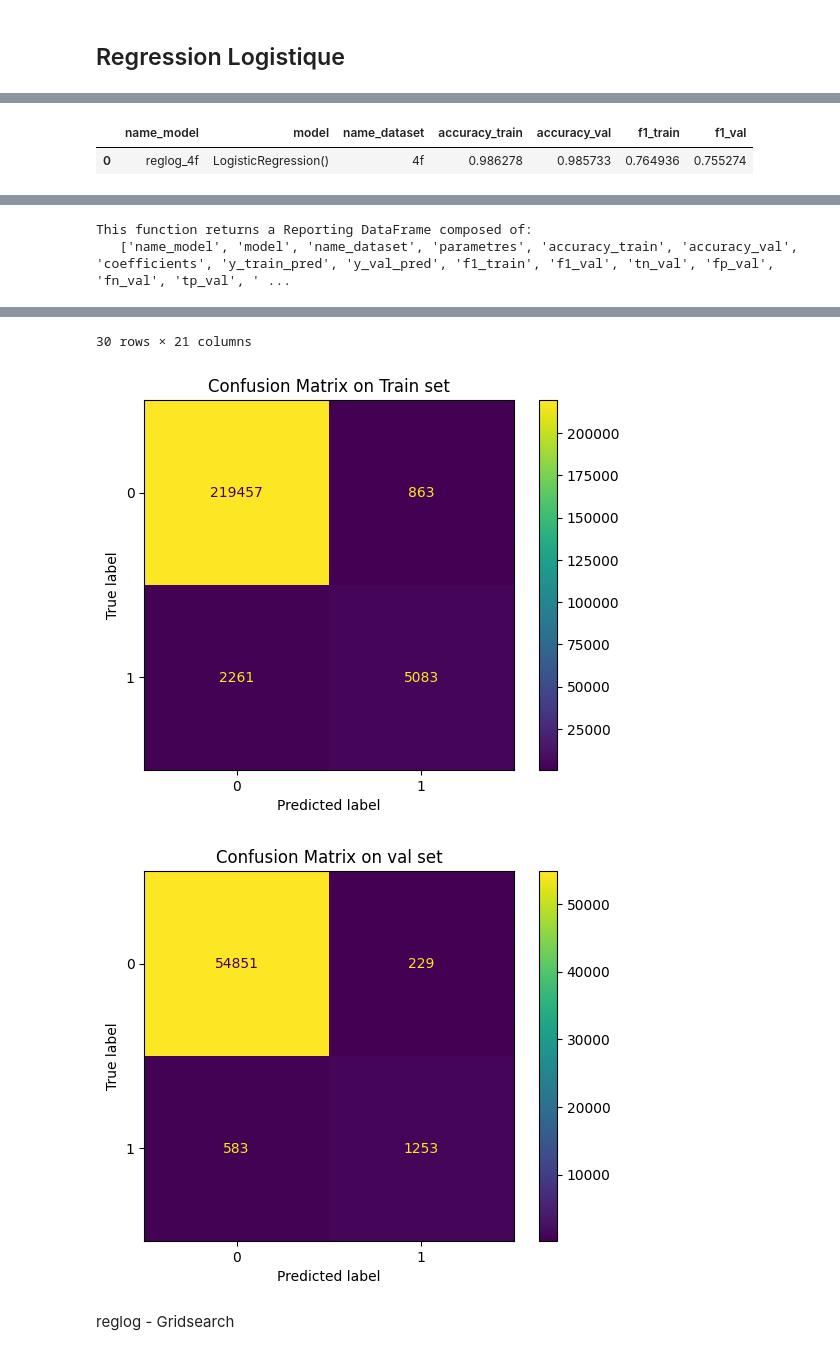
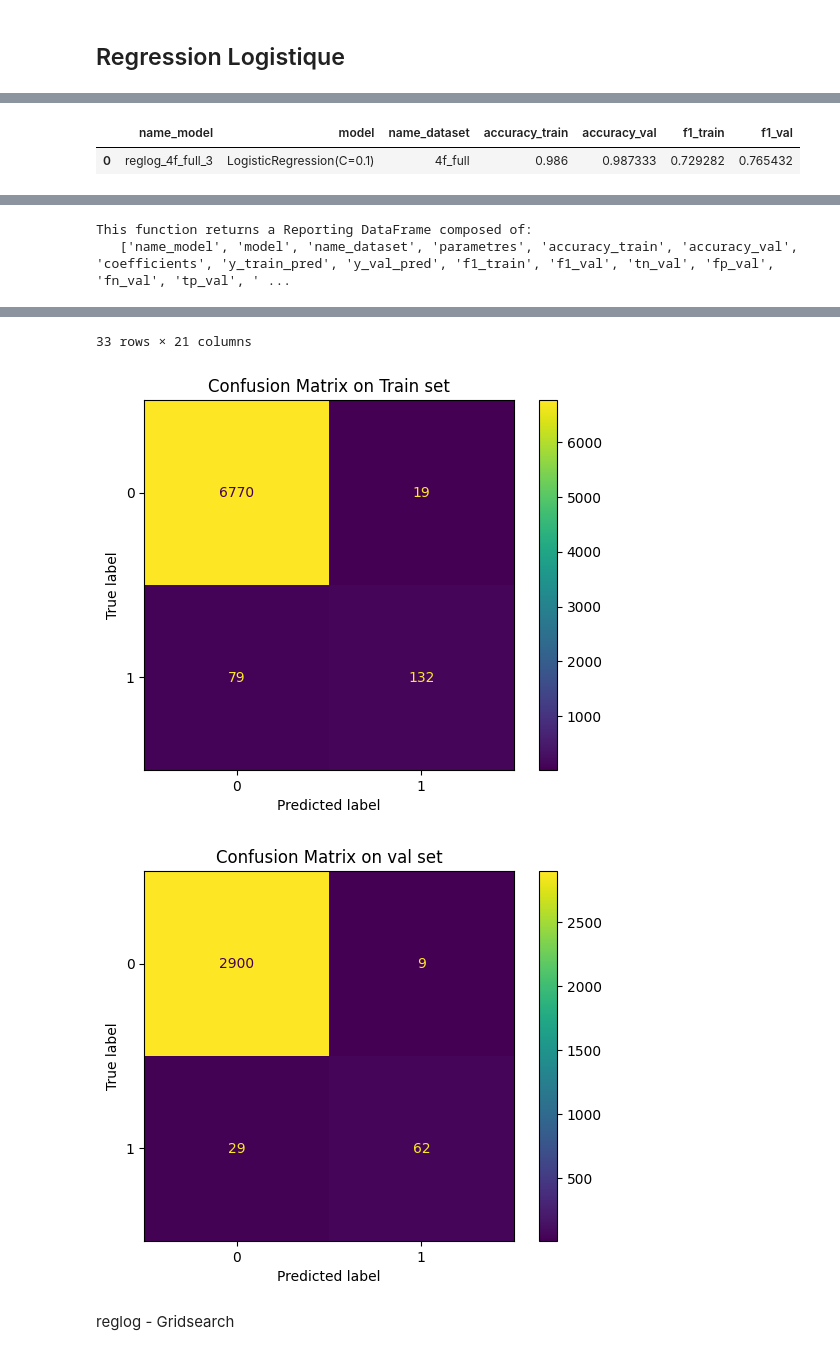
Before and after one commit to kumquat42/202311_jedha_Bloc3_ML_challenge, a Jupyter notebook: 202311_jedha_bloc3_ML_challenge.ipynb, the cells around one changed output, grey strips where cells are left out. Cells and saved outputs as stored; diff of their text form; code cells hidden in the pictures.

```diff
--- a/202311_jedha_bloc3_ML_challenge.ipynb
+++ b/202311_jedha_bloc3_ML_challenge.ipynb
@@ -51,7 +51,7 @@ from IPython.display import display
 # Functions
 # %%
 # Preprocessing function:
-def prepare_datasets(donnees, name_dataset):
+def prepare_datasets(donnees, name_dataset, percent):
 
     '''
     Should be given:
@@ -71,7 +71,7 @@ def prepare_datasets(donnees, name_dataset):
     print(type(X), X.shape, type(Y), Y.shape)
 
     # Train_val split
-    X_train, X_val, y_train, y_val = train_test_split(X, Y, test_size=0.2, random_state=0, stratify = Y)
+    X_train, X_val, y_train, y_val = train_test_split(X, Y, test_size=percent, random_state=0, stratify = Y)
     #X_train[0:5], y_val[0:5]
 
     # Recovery features category_name
@@ -106,13 +106,13 @@ def prepare_datasets(donnees, name_dataset):
 
     print (f'Dataset {name_dataset} is ready.')
 
-    return X_train, X_val, y_train, y_val, num_features, cat_features, liste_features_name, name_dataset # useless, preprocesseur
+    return X_train, X_val, y_train, y_val, num_features, cat_features, liste_features_name, name_dataset, percent # useless, preprocesseur
     #X_train[0:5], y_train[0:5], X_val[0:5], y_val[0:5], y_train.value_counts(), y_val.value_counts()
 
 # PROBLEM.... I do not return my encod and norm... -> I cannot do an inverse transform to check data ...
 # X_train, X_val, y_train, y_val, num_features, cat_features, liste_features_name, name_dataset = prepare_datasets(data, 'full')
 
-def model_scores(name_model, model, name_dataset):
+def model_scores(name_model, model, name_dataset, pourcentage_val):
 
     '''
     Should be given:
@@ -132,7 +132,7 @@ def model_scores(name_model, model, name_dataset):
 
     It will also display a few intersting tables...
     '''
-
+    pourcentage_val = pourcentage_val
     name_model = name_model
     name_dataset = name_dataset
     model = model
@@ -151,6 +151,9 @@ def model_scores(name_model, model, name_dataset):
 
 
     parametres = model.get_params()
+    parametres['percent_val'] =  pourcentage_val
+
+
     try:
         coefficients = [coef for coef in model.coef_]
     except:
@@ -184,6 +187,8 @@ def model_scores(name_model, model, name_dataset):
     ax2.set(title="Confusion Matrix on val set")
     ConfusionMatrixDisplay.from_estimator(model, X_val, y_val, ax=ax2)
     fig_val.show()
+
+
 
     report = [name_model, model, name_dataset,  parametres,
               accuracy_train, accuracy_val, coefficients,
@@ -691,0 +545,3 @@ data.head()
+# %%
+X_train, y_train = X_inf_t, y_inf_t
+X_train.shape, len(y_train)
@@ -1018,18 +741,38 @@ dtype: int64
 # %% [markdown]
 ## Regression Logistique
 # %%
-classifier = LogisticRegression() #
+classifier = LogisticRegression(C=0.1, max_iter=100, penalty='l2') #
 classifier.fit(X_train, y_train)
 
 #list_params = classifier.get_params()
 #print(list_params)
-
-reglog_4f = model_scores('reglog_4f', classifier, '4f')
-final_scoring= pd.concat([final_scoring,reglog_4f])
+'''
+'C': 0.1,
+ 'class_weight': None,
+ 'dual': False,
+ 'fit_intercept': True,
+ 'intercept_scaling': 1,
+ 'l1_ratio': None,
+ 'max_iter': 100,
+ 'multi_class': 'auto',
+ 'n_jobs': None,
+ 'penalty': 'l2',
+ 'random_state': None,
+ 'solver': 'lbfgs',
+ 'tol': 0.0001,
+ 'verbose': 0,
+ 'warm_start': False}
+'''
+reglog_4f_full_3 = model_scores('reglog_4f_full_3', classifier, '4f_full', percent)
+final_scoring= pd.concat([final_scoring,reglog_4f_full_3])
 #0.764936	0.755274 4feat_eng2
 #0.760645	0.748939 4feat_ eng1 -> moins bon.
 #final_scoring = reglog_full
 #0.764936	0.755274 feat4 = the best
+# 4f_inf sur le test set complet...: 0.216237	0.752344 Trop chelou : Ca veut dire que mon train foire ?!?!?
+# 4f_inf tv => horrible: 	0.192564	0.207906 avec les bons paramètres
+# avec 40% en test : 0.72549	0.753488
+# avec 30% en val : 0.729282	0.765432 _ le must
 final_scoring
 # %% [output]
 classification report train
@@ -1054,5 +797,5 @@ FigureCanvasAgg is non-interactive, and thus cannot be shown
 
 FigureCanvasAgg is non-interactive, and thus cannot be shown
 |  | name_model | model | name_dataset | accuracy_train | accuracy_val | f1_train | f1_val |
-| 0 | reglog_4f | LogisticRegression() | 4f | 0.986278 | 0.985733 | 0.764936 | 0.755274 |
+| 0 | reglog_4f_full_3 | LogisticRegression(C=0.1) | 4f_full | 0.986 | 0.987333 | 0.729282 | 0.765432 |
 |  | name_model | model | name_dataset | tn_val | fp_val | fn_val | tp_val | tn_train | fp_train | fn_train | ... |
@@ -1081,4 +824,4 @@ This function returns a Reporting DataFrame composed of:
-30 rows × 21 columns
+33 rows × 21 columns
-[figure, old version]
+[figure, new version]
-[figure, old version]
+[figure, new version]
 # %%
```
Also changed, not shown: parts of 54 cells of this notebook, 4 other files.
